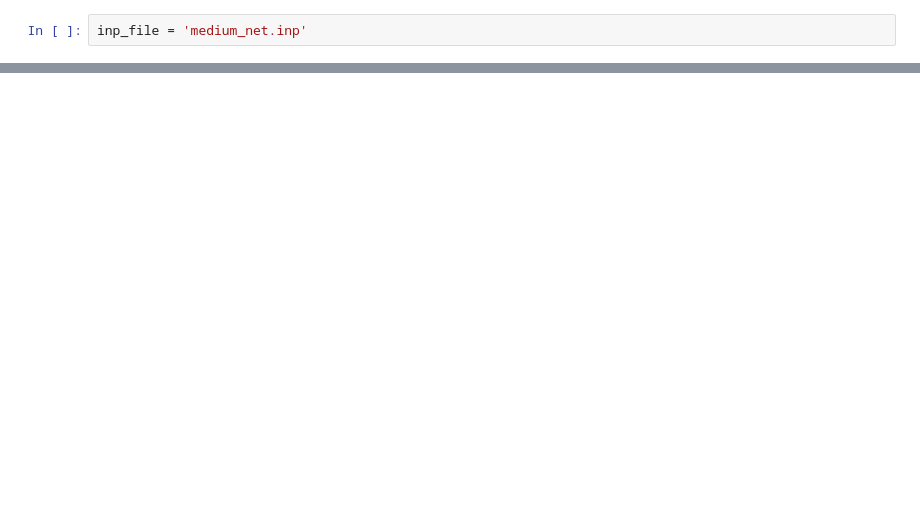
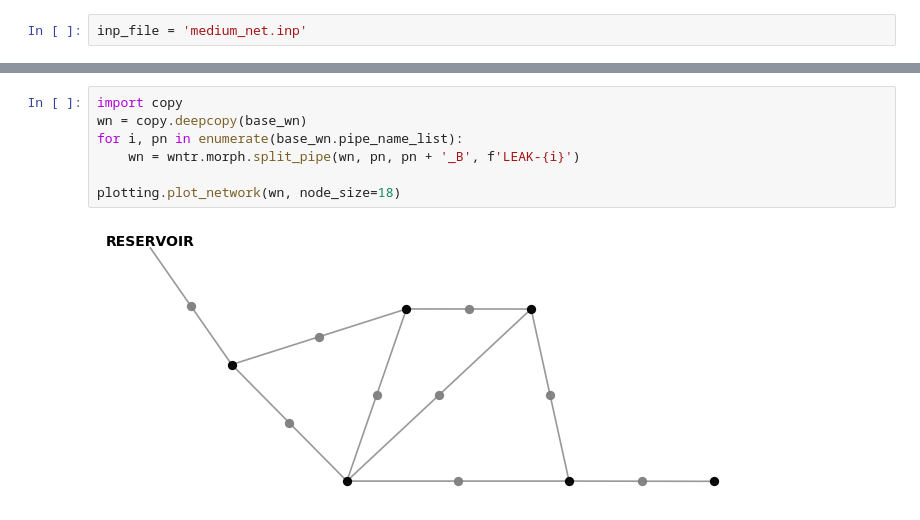
Before and after one commit to johanslettengren/synthetic-anomaly-generation, a Jupyter notebook: analysis.ipynb, the cells around one changed output, grey strips where cells are left out. Saved outputs shown, nothing was run; the diff lists cells and outputs as text; blank space fills up the shorter version.

```diff
--- a/analysis.ipynb
+++ b/analysis.ipynb
@@ -14 +16,10 @@ plotting.plot_network(base_wn, node_size=18, label_offset=8)
+# %%
+import copy
+wn = copy.deepcopy(base_wn)
+for i, pn in enumerate(base_wn.pipe_name_list):
+    wn = wntr.morph.split_pipe(wn, pn, pn + '_B', f'LEAK-{i}')
+
+plotting.plot_network(wn, node_size=18)
+# %% [output]
+[figure, added]
 # %%
```
Also changed, not shown: parts of 7 cells of this notebook, 10 other files.
